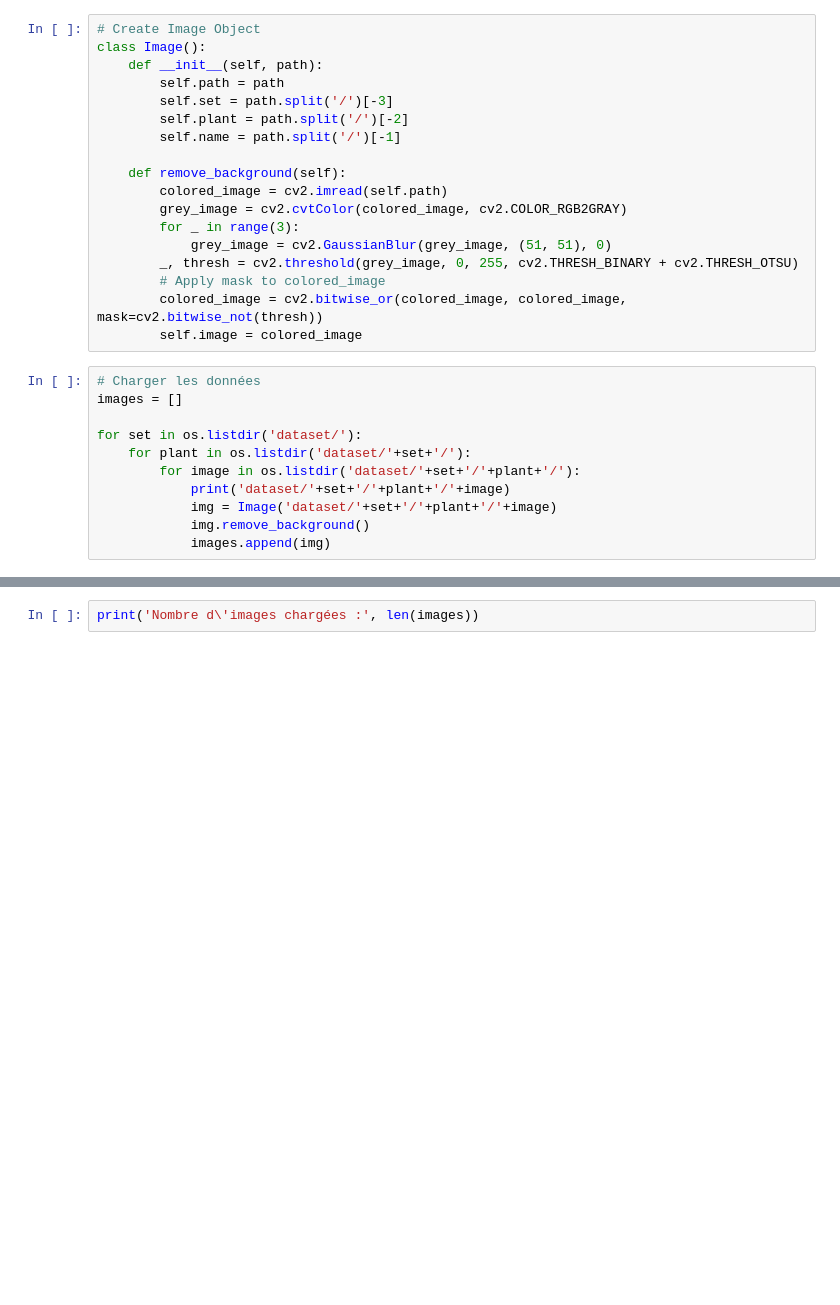
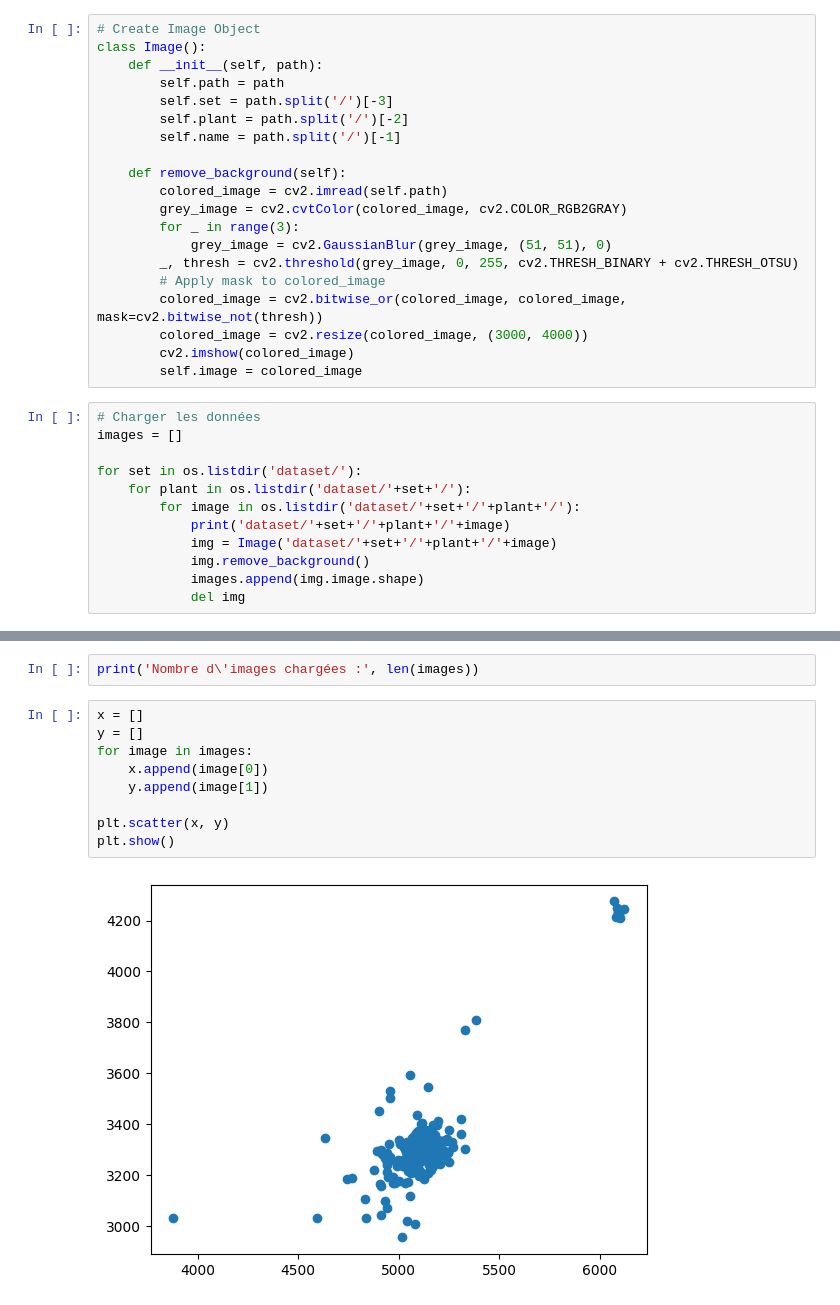
Before and after one commit to Youplala/Herbiera, a Jupyter notebook: fichier.ipynb, the cells around one changed output, grey strips where cells are left out. Cells and saved outputs as stored; diff of their text form; blank space fills up the shorter version.

```diff
--- a/fichier.ipynb
+++ b/fichier.ipynb
@@ -36,6 +34,8 @@ class Image():
         _, thresh = cv2.threshold(grey_image, 0, 255, cv2.THRESH_BINARY + cv2.THRESH_OTSU)
         # Apply mask to colored_image
         colored_image = cv2.bitwise_or(colored_image, colored_image, mask=cv2.bitwise_not(thresh))
+        colored_image = cv2.resize(colored_image, (3000, 4000))
+        cv2.imshow(colored_image)
         self.image = colored_image
 # %%
 # Charger les données
@@ -47,6 +47,7 @@ for set in os.listdir('dataset/'):
             print('dataset/'+set+'/'+plant+'/'+image)
             img = Image('dataset/'+set+'/'+plant+'/'+image)
             img.remove_background()
-            images.append(img)
+            images.append(img.image.shape)
+            del img
 # %% [output]
 dataset/Test/magnolia/magnolia074.jpg
@@ -58,2 +70,13 @@ KeyboardInterrupt:
 # %%
 print('Nombre d\'images chargées :', len(images))
+# %%
+x = []
+y = []
+for image in images:
+    x.append(image[0])
+    y.append(image[1])
+
+plt.scatter(x, y)
+plt.show()
+# %% [output]
+[figure, added]
```
Also changed, not shown: parts of 2 cells of this notebook, 3 other files.
